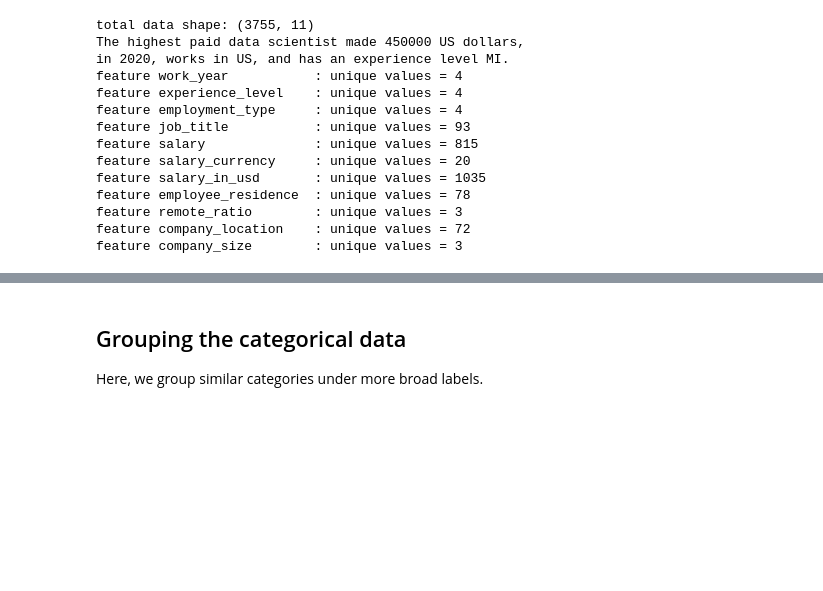
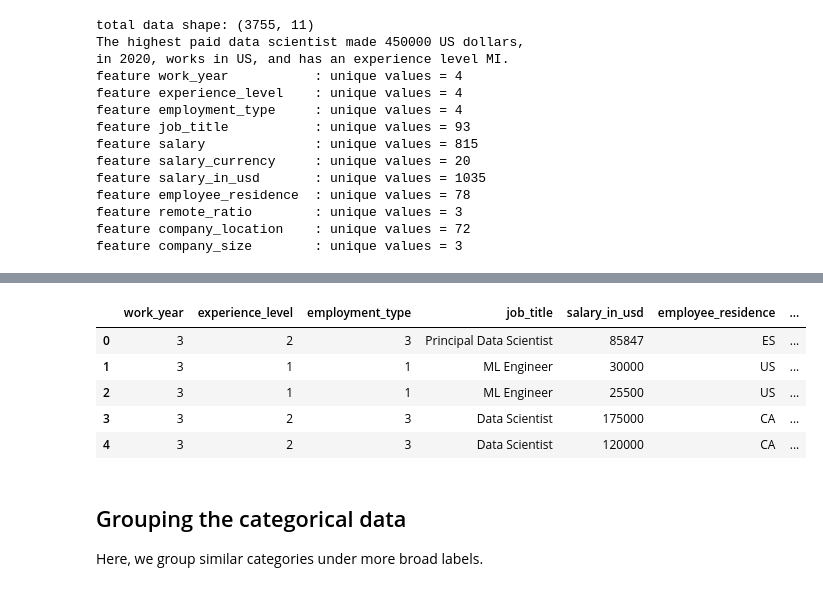
Before and after one commit to rfjd/Machine-Learning, a Jupyter notebook: kaggle/Data-Science-Salaries-2023/ds_salaries.ipynb, the cells around one changed output, grey strips where cells are left out. Cells and saved outputs as stored; diff of their text form; code cells hidden in the pictures; blank space fills up the shorter version.

Commit message:
applied further data preprocessing.

```diff
--- a/kaggle/Data-Science-Salaries-2023/ds_salaries.ipynb
+++ b/kaggle/Data-Science-Salaries-2023/ds_salaries.ipynb
@@ -68,3 +71,72 @@ feature company_size        : unique values = 3
+# %%
+def experience_level_to_num(experience_level):
+    if experience_level == 'EN':
+        return 0
+    elif experience_level == 'MI':
+        return 1
+    elif experience_level == 'SE':
+        return 2
+    elif experience_level == 'EX':
+        return 3
+
+
+data['experience_level'] = data['experience_level'].apply(experience_level_to_num) #replace({'EN':0,'MI':1,'SE':2,'EX':3})
+
+def employment_type_to_num(employment_type):
+    if employment_type == 'FL':
+        return 0
+    elif employment_type == 'CT':
+        return 1
+    elif employment_type == 'PT':
+        return 2
+    elif employment_type == 'FT':
+        return 3
+
+data['employment_type'] = data['employment_type'].apply(employment_type_to_num)
+
+def company_size_to_num(company_size):
+    if company_size == 'S':
+        return 0
+    elif company_size == 'M':
+        return 1
+    elif company_size == 'L':
+        return 2
+
+data['company_size'] = data['company_size'].apply(company_size_to_num)
+
+def work_year_to_num(work_year):
+    if work_year == 2020:
+        return 0
+    elif work_year == 2021:
+        return 1
+    elif work_year == 2022:
+        return 2
+    elif work_year == 2023:
+        return 3
+
+data['work_year'] = data['work_year'].apply(work_year_to_num)
+
+def remote_ratio_to_num(remote_ratio):
+    if remote_ratio == 0:
+        return 0
+    elif remote_ratio == 50:
+        return 0.5
+    elif remote_ratio == 100:
+        return 1
+
+data['remote_ratio'] = data['remote_ratio'].apply(remote_ratio_to_num)
+
+
+data = data.drop(columns=['salary','salary_currency']) # keep only salary in US dollars
+
+data.head()
+# %% [output]
+|  | work_year | experience_level | employment_type | job_title | salary_in_usd | employee_residence | ... |
+| 0 | 3 | 2 | 3 | Principal Data Scientist | 85847 | ES | ... |
+| 1 | 3 | 1 | 1 | ML Engineer | 30000 | US | ... |
+| 2 | 3 | 1 | 1 | ML Engineer | 25500 | US | ... |
+| 3 | 3 | 2 | 3 | Data Scientist | 175000 | CA | ... |
+| 4 | 3 | 2 | 3 | Data Scientist | 120000 | CA | ... |
 # %% [markdown]
 ## Grouping the categorical data
 Here, we group similar categories under more broad labels.
```
Also changed, not shown: parts of 19 cells of this notebook.
